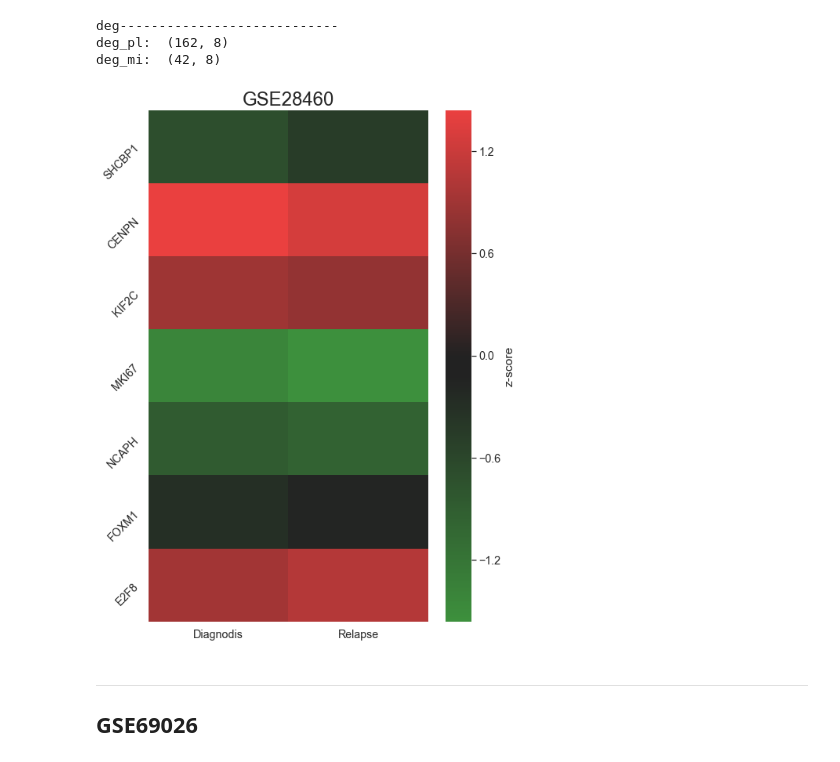
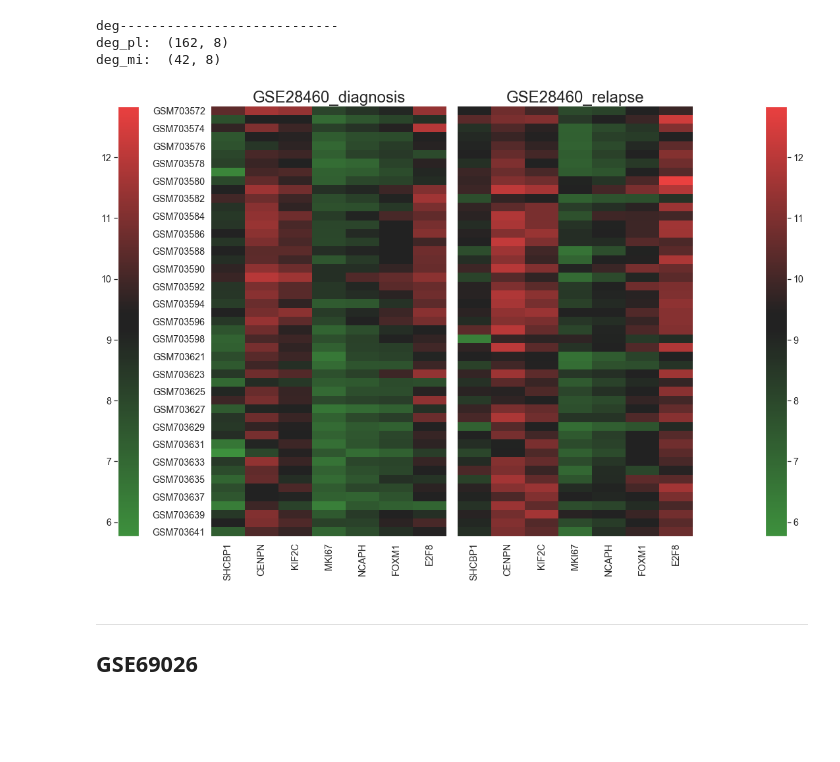
Before and after one commit to boringariel/Data_preprocessing, a Jupyter notebook: Pediatric_ALL_DEG.ipynb, the cells around one changed output. Cells and saved outputs as stored; diff of their text form; code cells hidden in the pictures; blank space fills up the shorter version.

```diff
--- a/Pediatric_ALL_DEG.ipynb
+++ b/Pediatric_ALL_DEG.ipynb
@@ -113,18 +131,33 @@ deg_mi.to_csv('./28460/deg_mi.csv')
 deg----------------------------
 deg_pl:  (162, 8)
 deg_mi:  (42, 8)
-# %%
-#heatmap
-esets = pd.read_csv('./28460/esets.csv', index_col=0)
-
-esets = esets.apply(zscore)
-
-plt.subplots(figsize = (8, 12))
-sns.heatmap(esets, cmap=pal, cbar_kws={'label': 'z-score'}).set_title('GSE28460', fontsize=24)
-plt.yticks(rotation=45)
-plt.savefig('./heatmap_gse28460.png', dpi=300)
-# %% [output]
-[figure, removed]
+# %%
+#heatmap
+esets_d = pd.read_csv('./28460/esets_d.csv', index_col=0).T
+esets_r = pd.read_csv('./28460/esets_r.csv', index_col=0).T
+
+fig, (ax1, ax2) = plt.subplots(ncols=2, figsize = (20, 12))
+fig.subplots_adjust(wspace=0.03)
+
+sns.heatmap(esets_d, ax=ax1, cmap=pal, cbar_kws={'label': 'log2 expression value'},
+            cbar=False, vmin=min(esets_d.min().min(), esets_r.min().min()),
+            vmax=max(esets_d.max().max(), esets_r.max().max())).set_title('GSE28460_diagnosis', fontsize=24)
+
+fig.colorbar(ax1.collections[0], ax=ax1, location="left", use_gridspec=False, pad=0.2)
+for tick in ax1.get_xticklabels():
+    tick.set_rotation(90)
+
+sns.heatmap(esets_r, ax=ax2, cmap=pal, cbar_kws={'label': 'log2 expression value'},
+            cbar=False, yticklabels=False, vmin=min(esets_d.min().min(), esets_r.min().min()),
+            vmax=max(esets_d.max().max(), esets_r.max().max())).set_title('GSE28460_relapse', fontsize=24)
+
+fig.colorbar(ax2.collections[0], ax=ax2, location="right", use_gridspec=False, pad=0.2)
+for tick in ax2.get_xticklabels():
+    tick.set_rotation(90)
+
+plt.savefig('./heatmap_gse28460.png', dpi=300, bbox_inches='tight')
+# %% [output]
+[figure, added]
 # %% [markdown]
 ---
 ## GSE69026
```
Also changed, not shown: parts of 18 cells of this notebook.
